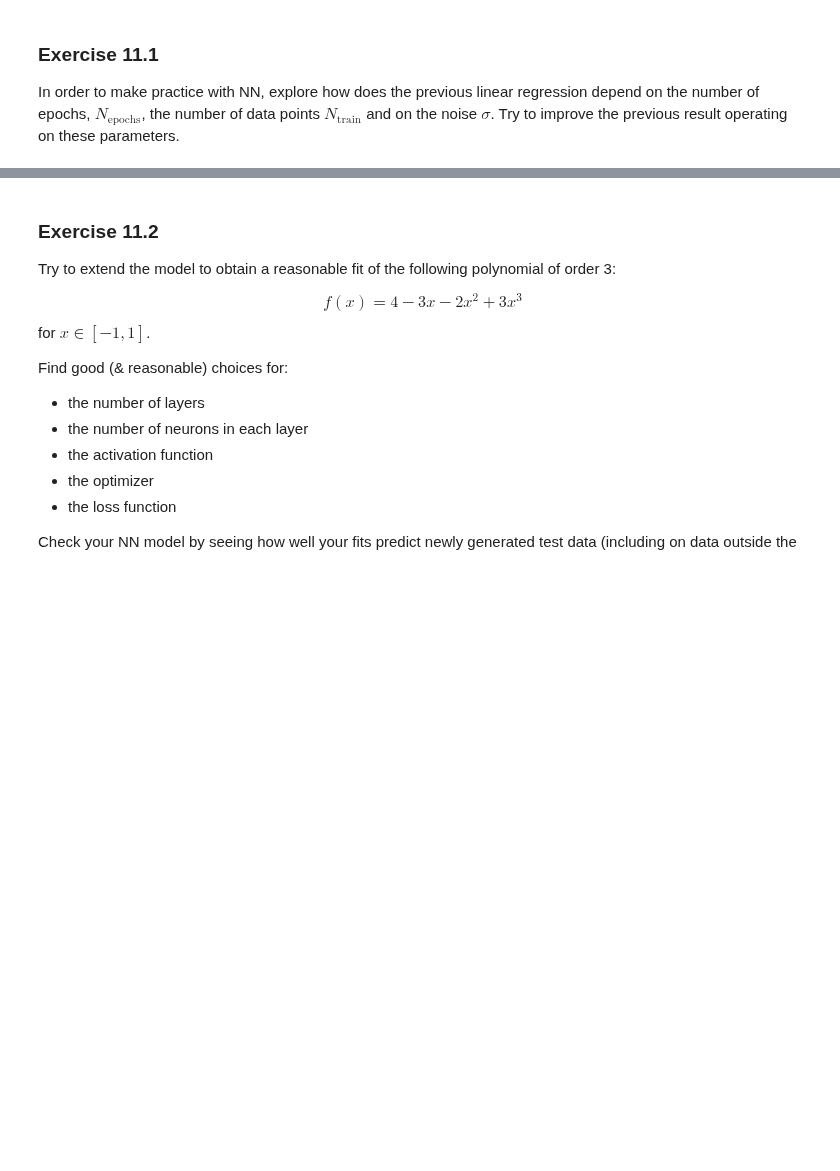
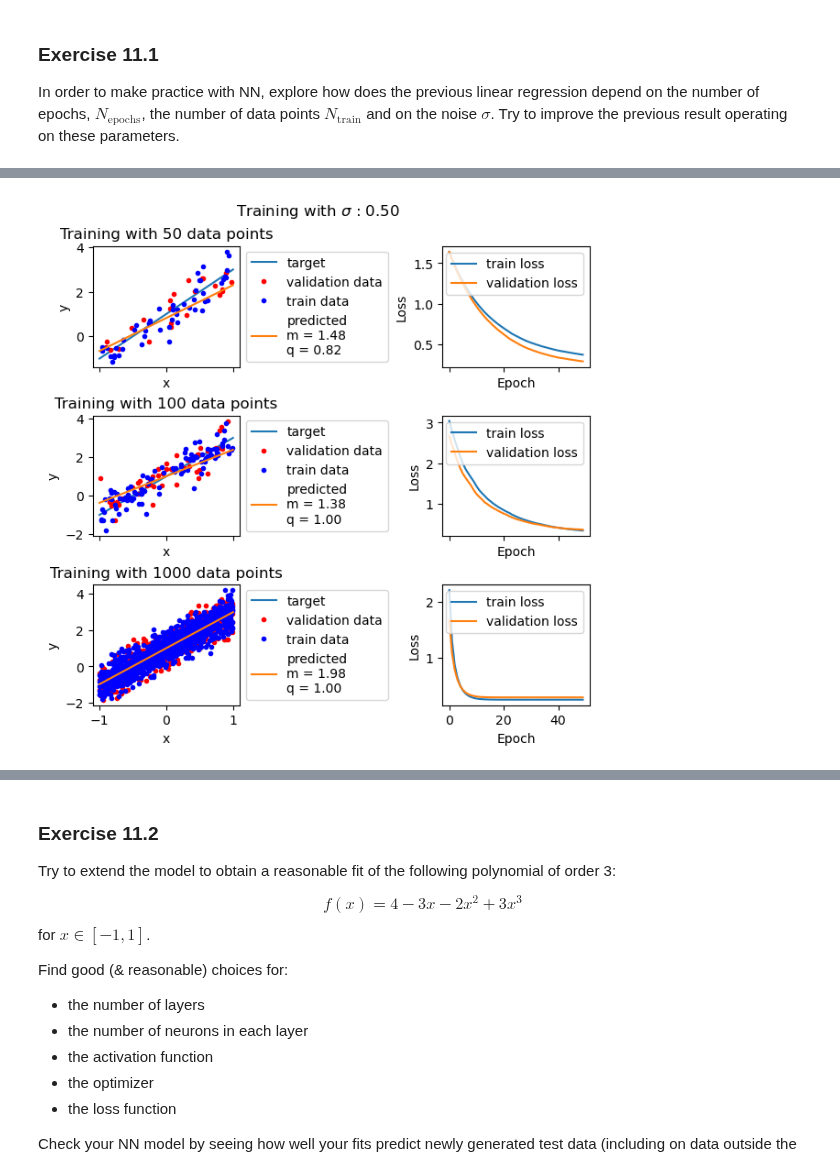
Before and after one commit to RandDouble/SimulazioneNumerica, a Jupyter notebook: LSN_Exercises_11.ipynb, the cells around one changed output, grey strips where cells are left out. Cells and saved outputs as stored; diff of their text form; code cells hidden in the pictures; blank space fills up the shorter version.

```diff
--- a/LSN_Exercises_11.ipynb
+++ b/LSN_Exercises_11.ipynb
@@ -198,0 +317,3 @@ In order to make practice with NN, explore how does the previous linear regressi
+# %%
+plot_func(sigmas[2])
+# %% [output]
@@ -198,0 +337 @@ In order to make practice with NN, explore how does the previous linear regressi
+[figure, added]
```
Also changed, not shown: parts of 25 cells of this notebook.
